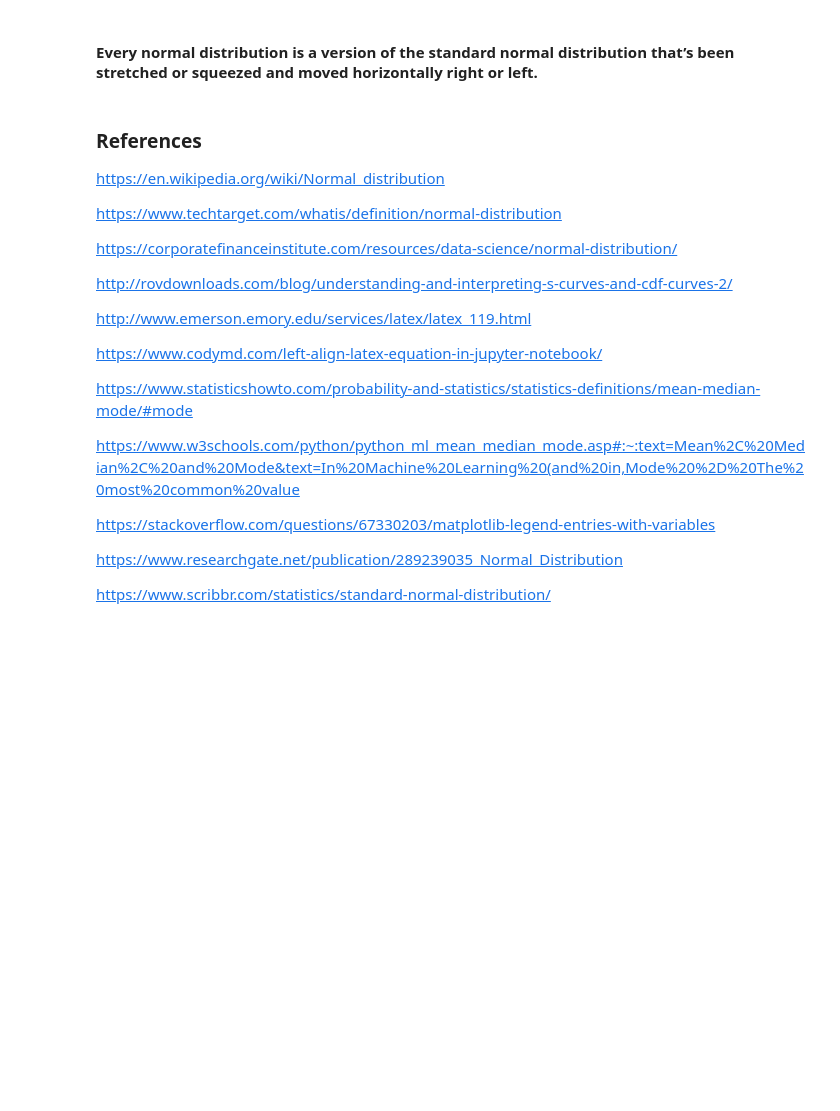
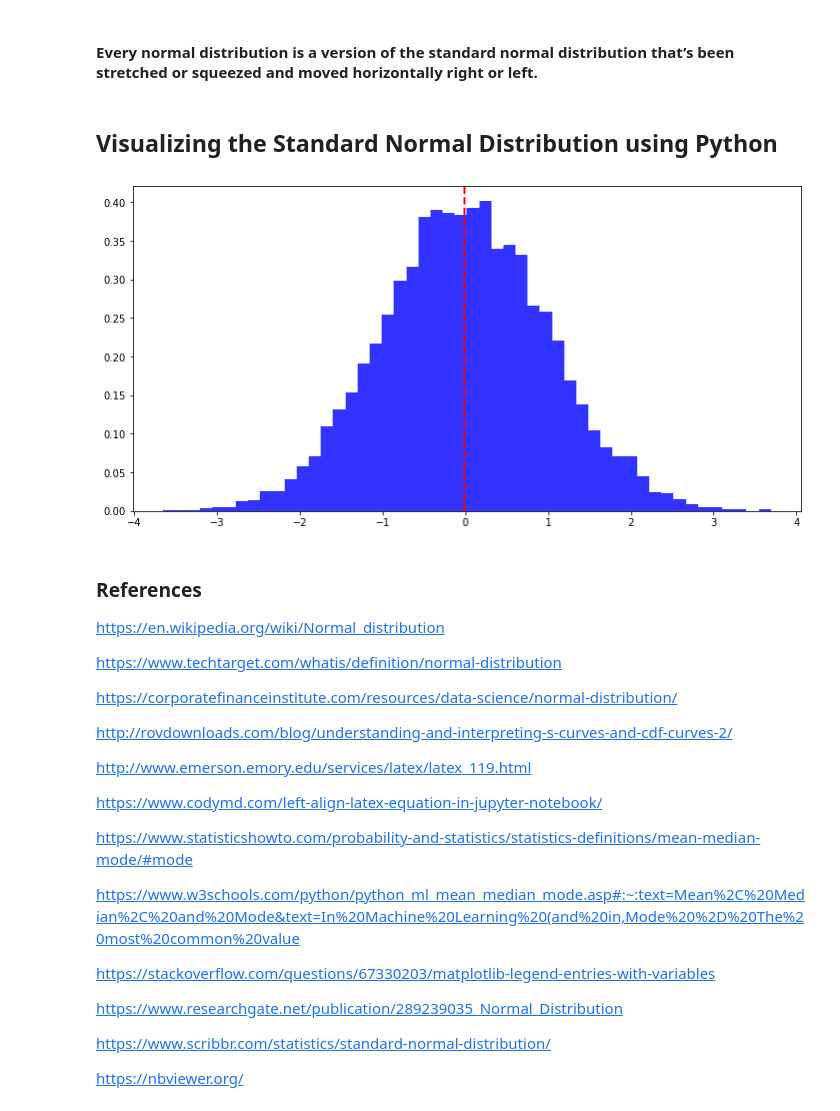
Before and after one commit to G00411367/funddata-assessment, a Jupyter notebook: normal-distribution.ipynb, the cells around one changed output. Drawn from its saved outputs; the diff is of its cells as text; code cells hidden in the pictures; blank space fills up the shorter version.

```diff
--- a/normal-distribution.ipynb
+++ b/normal-distribution.ipynb
@@ -223,6 +223,23 @@ Any normal distribution can be standardized by converting its values into z scor
 All normal distributions, like the standard normal distribution, are unimodal and symmetrically distributed with a bell-shaped curve. However, a normal distribution can take on any value as its mean and standard deviation. In the standard normal distribution, the mean and standard deviation are always fixed.
 # %% [markdown]
 #### Every normal distribution is a version of the standard normal distribution that’s been stretched or squeezed and moved horizontally right or left.
+# %% [markdown]
+## Visualizing the Standard Normal Distribution using Python
+# %%
+# random number generator
+rng = np.random.default_rng()
+
+# generate 1000 numbers on a Standard Normal Distribution.
+samples = rng.standard_normal(10000)
+
+# samples
+
+plt.hist(samples, bins=50, density=True, alpha=0.8, color='b')
+
+plt.axvline(samples.mean(), color='r', linestyle='dashed', linewidth=2)
+plt.show()
+# %% [output]
+[figure, added]
 # %% [markdown]
 ###  References
 
@@ -247,3 +264,5 @@ https://stackoverflow.com/questions/67330203/matplotlib-legend-entries-with-vari
 https://www.researchgate.net/publication/289239035_Normal_Distribution
 
 https://www.scribbr.com/statistics/standard-normal-distribution/
+
+https://nbviewer.org/
```
Also changed, not shown: parts of 1 cell of this notebook.
